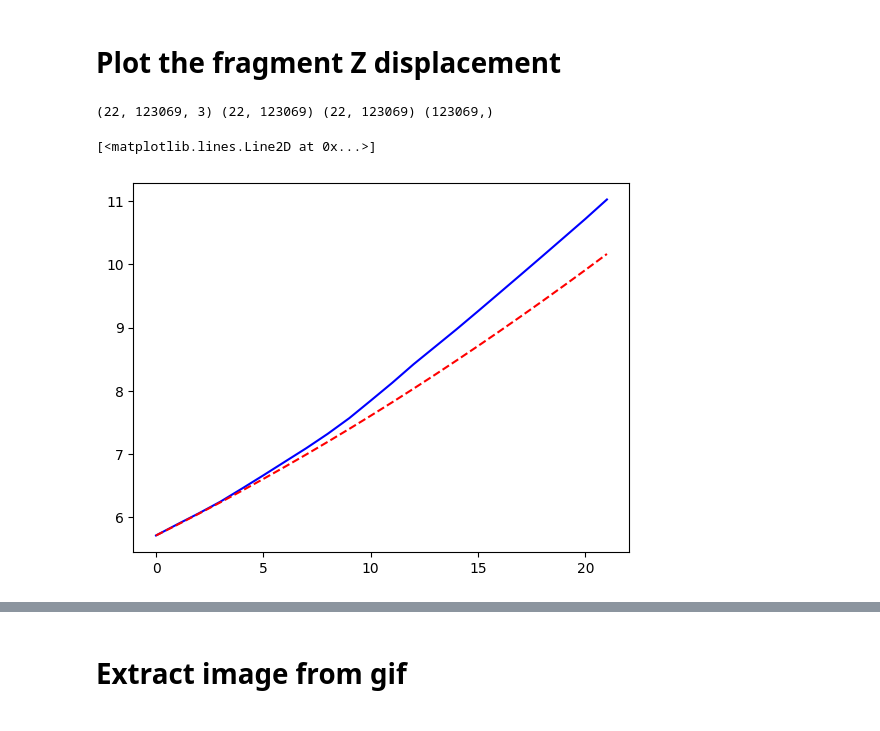
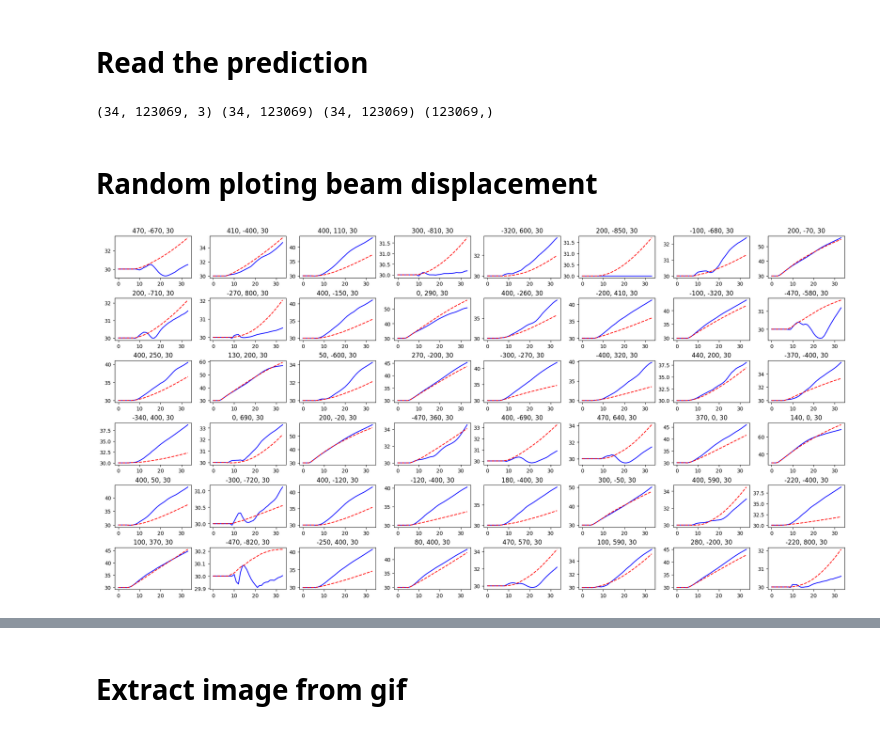
Before and after one commit to qilinli/gns-fragment, a Jupyter notebook: notebooks/report_fragment.ipynb, the cells around one changed output, grey strips where cells are left out. Drawn from its saved outputs; the diff is of its cells as text; code cells hidden in the pictures.

Commit message:
1st working version for full data

```diff
--- a/notebooks/report_fragment.ipynb
+++ b/notebooks/report_fragment.ipynb
@@ -1,29 +1,46 @@
 # %% [markdown]
-# Plot the fragment Z displacement
+# Read the prediction
 # %%
 import pickle
+import random
 import numpy as np
 import matplotlib.pyplot as plt
 
-path = '/home/jovyan/work/gns-fragment/rollouts/Fragment/rollout_0.pkl'
+path = '/home/jovyan/work/gns-fragment/rollouts/Fragment/Step-0-100-3/rollout_0.pkl'
 
 with open(path, "rb") as file:
     rollout_data = pickle.load(file)
 
+init_pos = rollout_data['initial_positions']
 pred_pos = rollout_data['predicted_rollout']
 gt_pos = rollout_data['ground_truth_rollout']
+gt_pos = np.concatenate((init_pos, gt_pos), axis=0)
+pred_pos = np.concatenate((init_pos, pred_pos), axis=0)
+
+init_strain = rollout_data['initial_strains']
 pred_strain = rollout_data['predicted_strain']
 gt_strain = rollout_data['ground_truth_strain']
+# gt_strain = np.concatenate((init_strain, gt_strain), axis=0)
+# pred_strain = np.concatenate((init_strain, pred_strain), axis=0)
+
 particle_type = rollout_data['particle_types']
+
 print(gt_pos.shape, pred_strain.shape, gt_strain.shape, particle_type.shape)
 # %% [output]
-(22, 123069, 3) (22, 123069) (22, 123069) (123069,)
+(34, 123069, 3) (34, 123069) (34, 123069) (123069,)
+# %% [markdown]
+# Random ploting beam displacement
 # %%
-id = np.argmax(gt_pos[-1, :, 2])
+fig = plt.figure(figsize=(20,10), constrained_layout=True)
+a = np.where(particle_type==1)[0]
+idx = np.random.choice(a, 48)
 
-id = 9876
-plt.plot(gt_pos[:, id, 2], 'b')
-plt.plot(pred_pos[:, id, 2], 'r--')
+for fig_id in range(48):
+    ax = fig.add_subplot(6, 8, fig_id+1)
+    x, y, z = gt_pos[0, idx[fig_id]]
+    x, y, z = int(x), int(y), int(z)
+    ax.set_title(f'{x}, {y}, {z}')
+    ax.plot(gt_pos[:, idx[fig_id], 2], 'b')
+    ax.plot(pred_pos[:, idx[fig_id], 2], 'r--')
 # %% [output]
-[<matplotlib.lines.Line2D at 0x...>]
-[figure, old version]
+[figure, new version]
```
Also changed, not shown: parts of 12 cells of this notebook, 8 other files.
